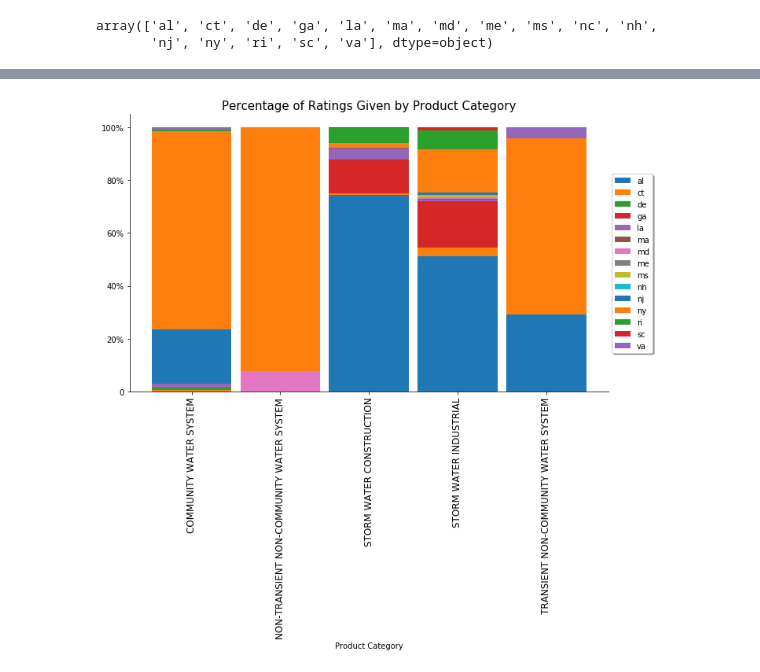
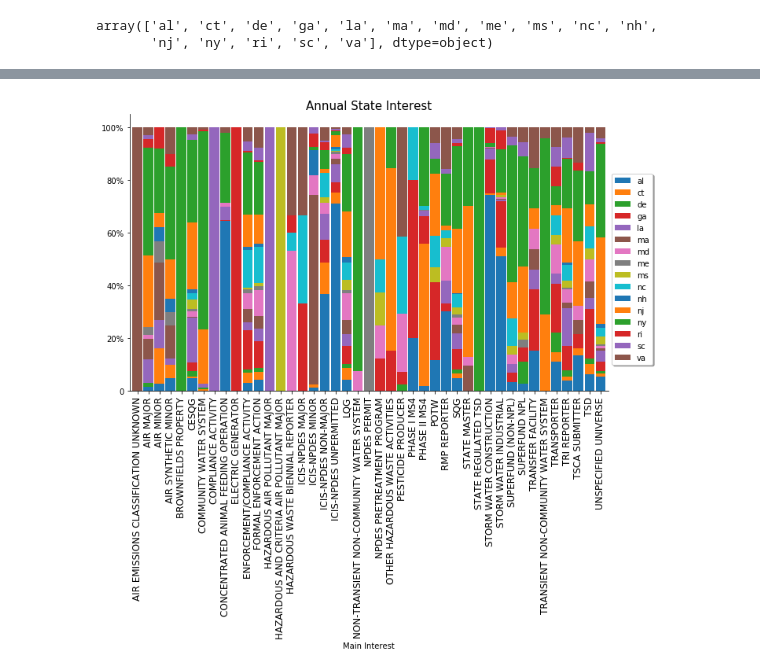
Before and after one commit to saeedakc/Toxic_Situation, a Jupyter notebook: Laws_East_Coast_Analyst.ipynb, the cells around one changed output, grey strips where cells are left out. Drawn from its saved outputs; the diff is of its cells as text; code cells hidden in the pictures.

```diff
--- a/Laws_East_Coast_Analyst.ipynb
+++ b/Laws_East_Coast_Analyst.ipynb
@@ -23,5 +12,5 @@ st_law_bars_wtr.head()
 # %%
-df = st_law_bars_wtr
+df = st_law_bars
 df['Start of Relief'].value_counts()
 # %% [output]
 2014.0    29689
@@ -85,3 +26,0 @@ Name: Main Interest Type, Length: 87457, dtype: bool
-# %%
-df = notAnObject[waterGrab]
-print(df)
@@ -151,27 +83,27 @@ def time_change(df):
 # %%
 # Group dataset by State and Main Interest Type
 grouped = x.groupby(['State', 'Main Interest Type']).count().reset_index()
 
 # Pivot dataset
 g_pivot = grouped.pivot(index='Main Interest Type', columns='State', values='Start of Relief')
 g_pivot = g_pivot.fillna(0)
 
 
 plt.figure(figsize=(10,10))
 
 # Plot breakdown
 ax2 = plt.subplot(1,1,1)
 g_pivot.div(g_pivot.sum(axis=1), axis=0).plot.bar(stacked=True, width=0.9, ax=ax2)
-ax2.set_title('Percentage of Ratings Given by Product Category', fontsize=15)
-ax2.set_xlabel('Product Category')
+ax2.set_title('Annual State Interest', fontsize=15)
+ax2.set_xlabel('Main Interest')
 ax2.set_yticklabels(['0', '20%', '40%', '60%', '80%', '100%'])
 ax2.legend(loc='upper center', bbox_to_anchor=(1.05, 0.8), shadow=True, ncol=1)
 plt.xticks(fontsize=12)
 
 sns.despine(top=True, right=True)
 plt.tight_layout()
 # %% [output]
-[figure, old version]
+[figure, new version]
 # %%
 time_change(x)
 plt.savefig("output_data/State_Interest_perYear.png")
```
Also changed, not shown: parts of 7 cells of this notebook, 5 other files.
